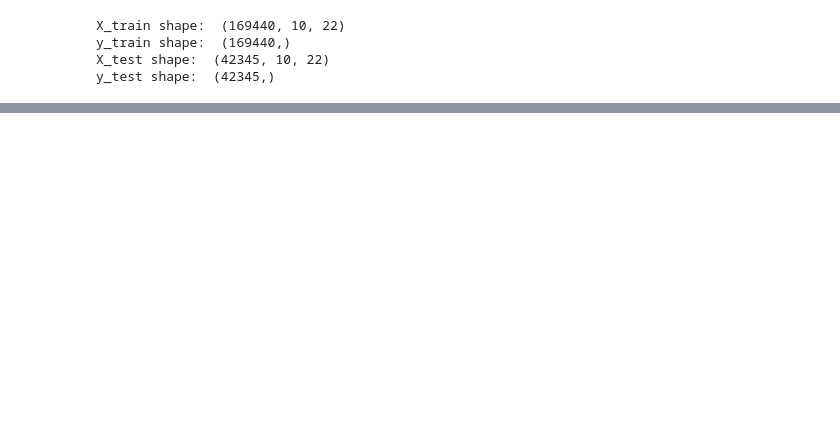
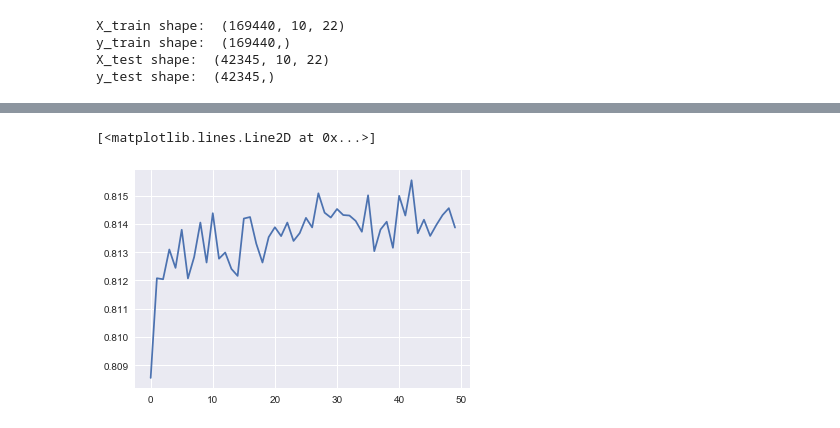
Before and after one commit to MPhillips55/Capstone_Project_2_League_of_Legends, a Jupyter notebook: Machine_Learning/LSTM_NN_to_predict_lol.ipynb, the cells around one changed output, grey strips where cells are left out. Cells and saved outputs as stored; diff of their text form; code cells hidden in the pictures; blank space fills up the shorter version.

```diff
--- a/Machine_Learning/LSTM_NN_to_predict_lol.ipynb
+++ b/Machine_Learning/LSTM_NN_to_predict_lol.ipynb
@@ -25,0 +77,5 @@ y_test shape:  (42345,)
+# %%
+plt.plot(acc)
+# %% [output]
+[<matplotlib.lines.Line2D at 0x...>]
+[figure, added]
```
Also changed, not shown: parts of 7 cells of this notebook.
